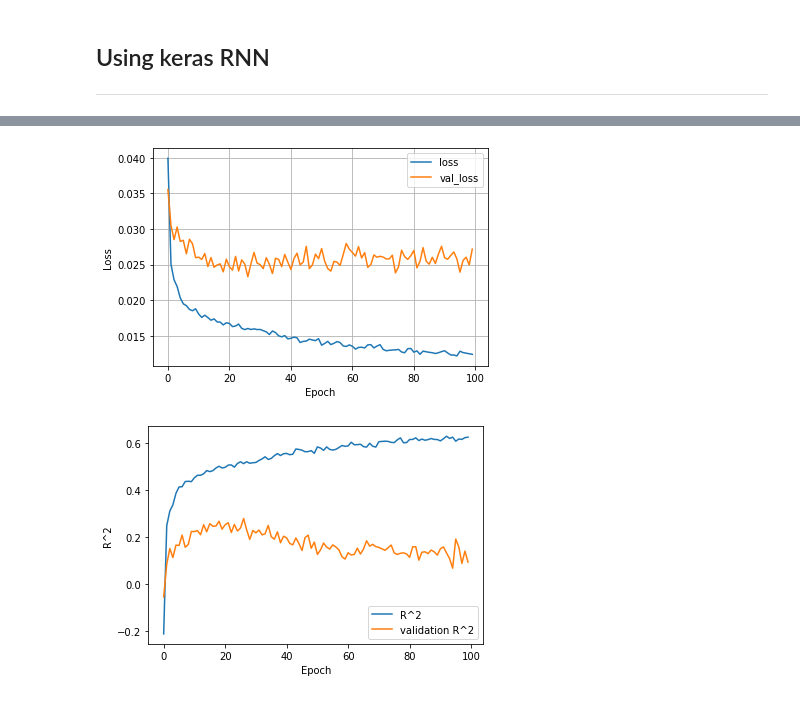
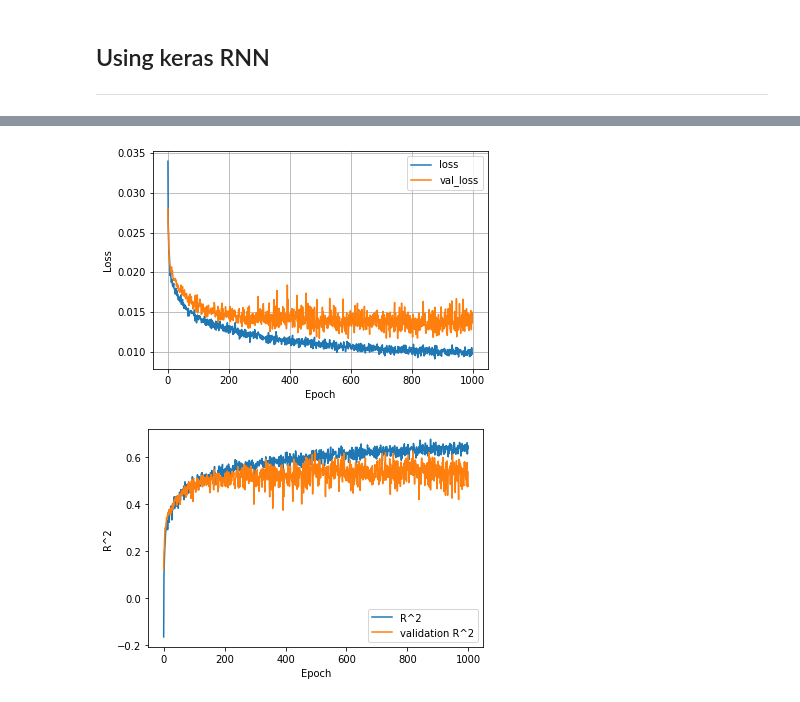
Before and after one commit to bradley-p/Solar_Energy_Forecasting, a Jupyter notebook: src/learning_experiments.ipynb, the cells around one changed output, grey strips where cells are left out. Cells and saved outputs as stored; diff of their text form; code cells hidden in the pictures.

```diff
--- a/src/learning_experiments.ipynb
+++ b/src/learning_experiments.ipynb
@@ -42,0 +48,16 @@ truthUnscaled_filename = '/Users/brad/Desktop/CS6620/Project/Data/nonScaledTruth
+# %%
+### These are hours that no corrupt data at all
+dataUnscaled_filename ='/Users/brad/Desktop/CS6620/Project/Data/nonAdjustedData.npy'
+# If we don't consider this a time series problem, we can do a random split
+from sklearn.model_selection import train_test_split
+data = np.load(dataUnscaled_filename)
+train, test = train_test_split(data, train_size=0.8, shuffle=False)
+
+x_train = train[:, 0:-1].reshape(-1, 41)
+y_train = train[:, -1].reshape(-1,1)
+x_test = test[:, 0:-1].reshape(-1, 41)
+y_test = test[:, -1].reshape(-1,1)
+print(x_train.shape)
+print(y_train.shape)
+print(x_test.shape)
+print(y_test.shape)
@@ -116,6 +139,6 @@ print( r2_score(y_test, test_pred_knn) )
 ## Try fitting the data with RandomForestRegressors
 <hr>
 # %%
-regressor = RandomForestRegressor(n_estimators=1000, random_state=0)
+regressor = RandomForestRegressor(n_estimators=100, random_state=2)
 regressor.fit(x_train, y_train)
 # %% [output]
@@ -250,12 +277,12 @@ model.compile(loss='mean_squared_error', optimizer=opt, metrics=[coeff_determina
 # %%
 # ann Model
 model = Sequential()
-model.add(Dense(20, input_dim=x.shape[1], activation='relu'))
+model.add(Dense(20, input_dim=x_train.shape[1], activation='relu'))
 model.add(Dropout(0.2))
-model.add(Dense(20, input_dim=x.shape[1], activation='relu'))
-model.add(Dropout(0.2))
-model.add(Dense(20, input_dim=x.shape[1], activation='relu'))
-model.add(Dropout(0.2))
+# model.add(Dense(20, activation='relu'))
+# model.add(Dropout(0.2))
+# model.add(Dense(20, activation='relu'))
+# model.add(Dropout(0.2))
 model.add(Dense(10, activation='relu'))
 model.add(Dense(1, activation='relu'))
 # optimizer
@@ -280,12 +307,12 @@ def plot_loss(history):
   plt.legend()
   plt.show()
 # %%
-x_train = x_train.reshape(-1,x.shape[1],)
-x_test = x_test.reshape(-1,x.shape[1],)
+x_train = x_train.reshape(-1,x_train.shape[1],)
+x_test = x_test.reshape(-1,x_train.shape[1],)
 # %%
 y_train = y_train.reshape(-1,1)
 y_test = y_test.reshape(-1,1)
 # %%
-history= model.fit(x=x_train, y=y_train, epochs=100, validation_data=(x_test, y_test),batch_size=128,verbose=2)
+history= model.fit(x=x_train, y=y_train, epochs=1000, validation_data=(x_test, y_test),batch_size=32,verbose=1)
 plot_loss(history)
 # %% [output]
@@ -309,5 +336,5 @@ Epoch 100/100
-[figure, old version]
+[figure, new version]
-[figure, old version]
+[figure, new version]
 # %%
 y_pred_train_LSTM = model.predict(x_train)
 print(r2_score(y_train, y_pred_train_LSTM))
```
Also changed, not shown: parts of 21 cells of this notebook, 14 other files.
